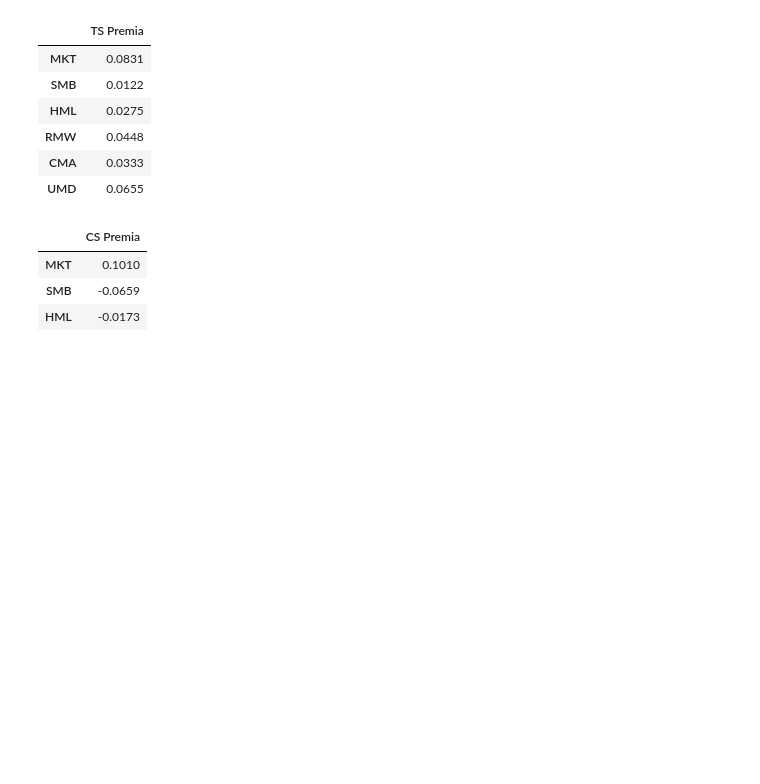
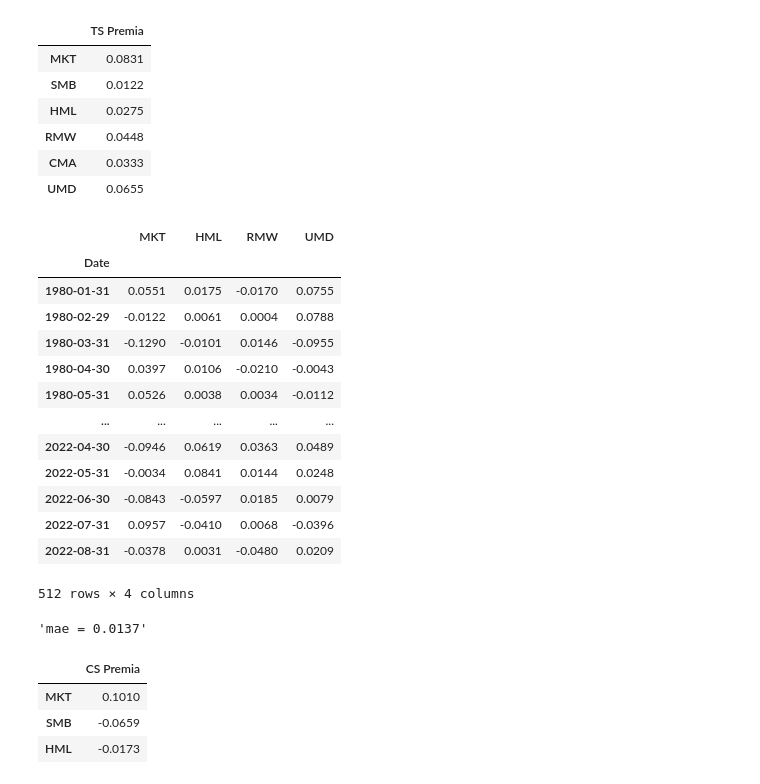
Before and after one commit to alanwake47/finm-36700-portfolio, a Jupyter notebook: week5_hw/hw5_workbook.ipynb, the cells around one changed output. Drawn from its saved outputs; the diff is of its cells as text; code cells hidden in the pictures; blank space fills up the shorter version.

```diff
--- a/week5_hw/hw5_workbook.ipynb
+++ b/week5_hw/hw5_workbook.ipynb
@@ -367,3 +394,20 @@ ts_premia
 | RMW | 0.0448 |
 | CMA | 0.0333 |
 | UMD | 0.0655 |
+# %%
+portfolios.mean()
+# %% [output]
+|  | MKT | HML | RMW | UMD |
+| Date |  |  |  |  |
+| 1980-01-31 | 0.0551 | 0.0175 | -0.0170 | 0.0755 |
+| 1980-02-29 | -0.0122 | 0.0061 | 0.0004 | 0.0788 |
+| 1980-03-31 | -0.1290 | -0.0101 | 0.0146 | -0.0955 |
+| 1980-04-30 | 0.0397 | 0.0106 | -0.0210 | -0.0043 |
+| 1980-05-31 | 0.0526 | 0.0038 | 0.0034 | -0.0112 |
+| ... | ... | ... | ... | ... |
+| 2022-04-30 | -0.0946 | 0.0619 | 0.0363 | 0.0489 |
+| 2022-05-31 | -0.0034 | 0.0841 | 0.0144 | 0.0248 |
+| 2022-06-30 | -0.0843 | -0.0597 | 0.0185 | 0.0079 |
+| 2022-07-31 | 0.0957 | -0.0410 | 0.0068 | -0.0396 |
+| 2022-08-31 | -0.0378 | 0.0031 | -0.0480 | 0.0209 |
+512 rows × 4 columns
@@ -370,3 +444,9 @@ ts_premia
+# %%
+aqr1 = ['f_1','f_2','f_3','f_4']
+predicted_premia,cs_premia,r2,mae = cross_regression(portfolios,aqr_test,aqr1,intercept=False)
+predicted_premia,cs_premia,r2,alpha,mae = cross_regression(portfolios,aqr_test,aqr1,intercept=True)
+# %% [output]
+'mae = 0.0137'
 # %%
 cross_premia(FF_3F_cs, ff_3f)
 # %% [output]
```
Also changed, not shown: parts of 3 cells of this notebook, 5 other files.
